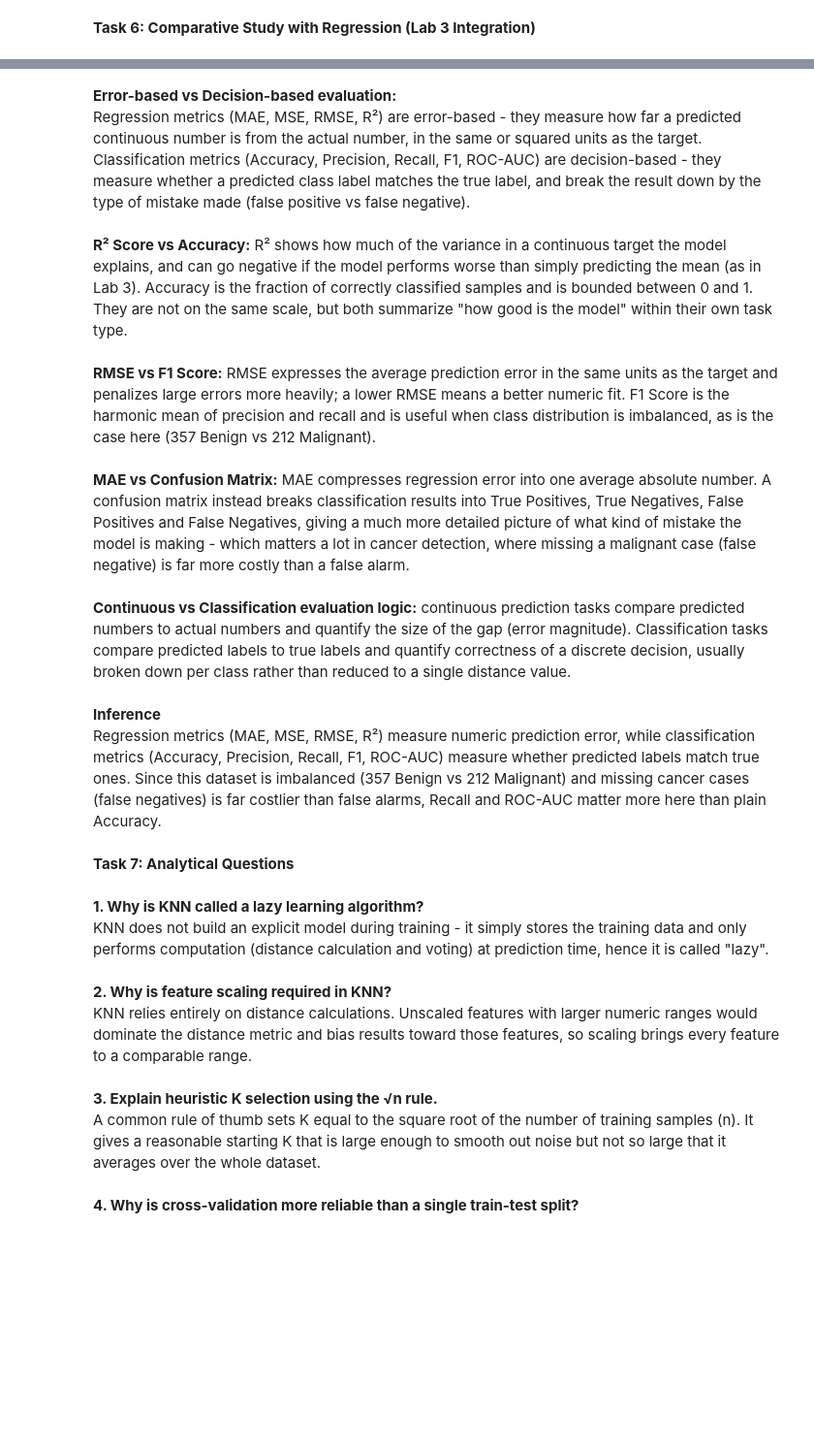
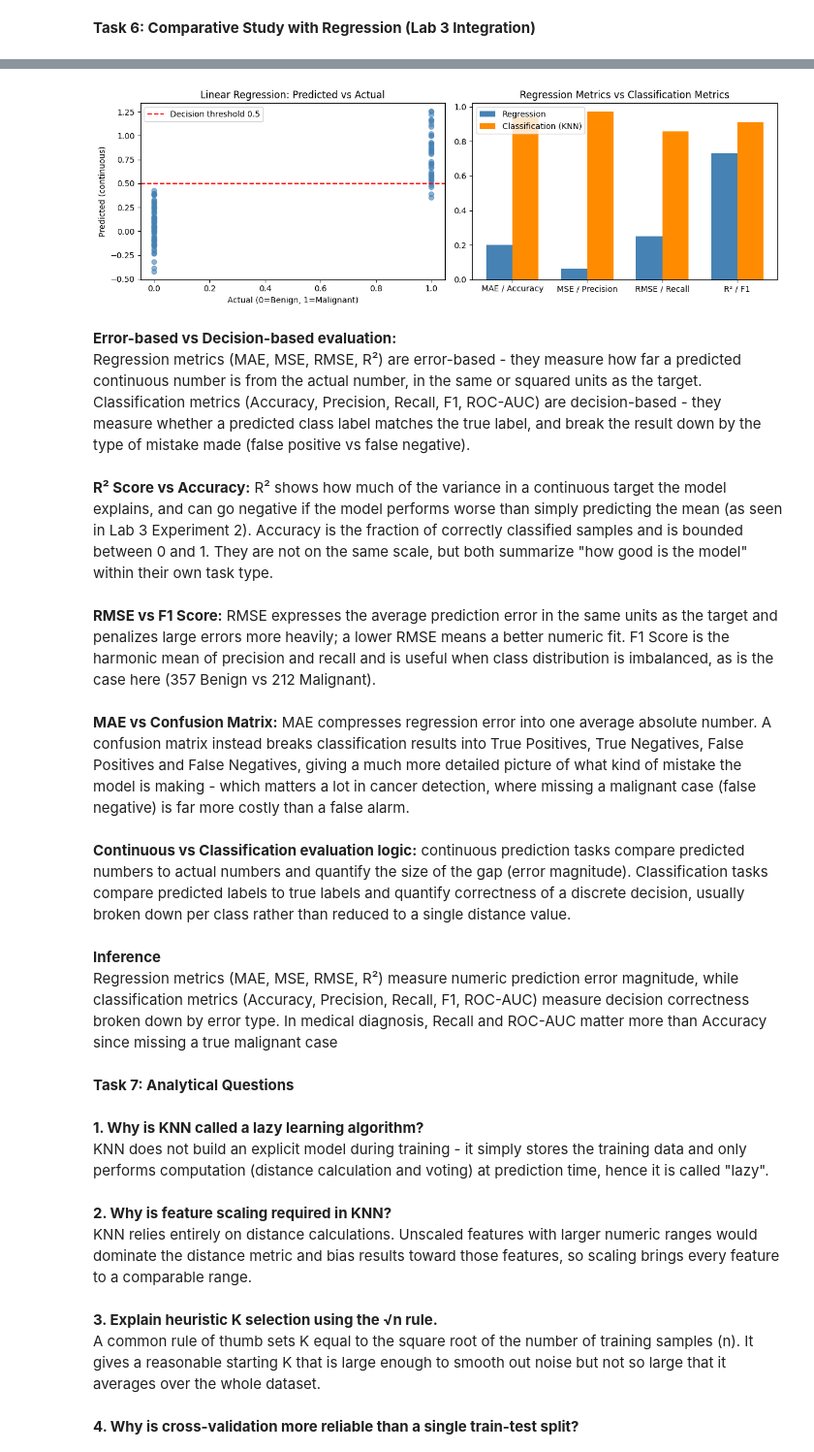
Before and after one commit to Dazai-arch/ML-Lab-2547210, a Jupyter notebook: Lab 4/lab4.ipynb, the cells around one changed output, grey strips where cells are left out. Shown at 97% size. Drawn from its saved outputs; the diff is of its cells as text; code cells hidden in the pictures; blank space fills up the shorter version.

```diff
--- a/Lab 4/lab4.ipynb
+++ b/Lab 4/lab4.ipynb
@@ -423,15 +425,19 @@ accuracy, would likely catch more of these malignant cases at a small cost in pr
 # %% [markdown]
 <b>Task 6: Comparative Study with Regression (Lab 3 Integration)</b>
 # %%
-lab3_results = {
-    'Exp1 (CIA% vs GPA)': {'MSE': 0.0697, 'RMSE': 0.2640, 'R2': 0.1771},
-    'Exp2 (Attendance% vs GPA)': {'MSE': 0.0922, 'RMSE': 0.3037, 'R2': -0.0891},
-}
+lr = LinearRegression()
+lr.fit(X_train, y_train)
 
-print("Lab 3 - Linear Regression (error-based metrics)")
-for exp, vals in lab3_results.items():
-    print(f"  {exp:<28} MSE={vals['MSE']:.4f}  RMSE={vals['RMSE']:.4f}  R2={vals['R2']:.4f}")
+y_pred_lr = lr.predict(X_test)
 
-print("\nLab 4 - KNN Classification (decision-based metrics)")
-print(f"  Accuracy ={acc:.4f}  Precision={prec:.4f}  Recall={rec:.4f}  F1={f1:.4f}  AUC={roc_auc:.4f}")
+mae_lr  = mean_absolute_error(y_test, y_pred_lr)
+mse_lr  = mean_squared_error(y_test, y_pred_lr)
+rmse_lr = np.sqrt(mse_lr)
+r2_lr   = r2_score(y_test, y_pred_lr)
+
+print("Linear Regression on brca.csv (continuous prediction of 0/1 target)")
+print(f"MAE: {mae_lr:.4f}")
+print(f"MSE: {mse_lr:.4f}")
+print(f"RMSE: {rmse_lr:.4f}")
+print(f"R2: {r2_lr:.4f}")
 # %% [output]
@@ -444,3 +465,28 @@ Lab 4 - KNN Classification (decision-based metrics)
+# %%
+fig, axes = plt.subplots(1, 2, figsize=(12, 4))
+
+axes[0].scatter(y_test, y_pred_lr, color='steelblue', alpha=0.6)
+axes[0].axhline(0.5, color='red', linestyle='--', label='Decision threshold 0.5')
+axes[0].set_xlabel('Actual (0=Benign, 1=Malignant)')
+axes[0].set_ylabel('Predicted (continuous)')
+axes[0].set_title('Linear Regression: Predicted vs Actual')
+axes[0].legend()
+
+reg_vals  = [mae_lr, mse_lr, rmse_lr, r2_lr]
+clf_vals  = [acc, prec, rec, f1]
+x = np.arange(4)
+w = 0.35
+axes[1].bar(x - w/2, reg_vals, w, label='Regression', color='steelblue')
+axes[1].bar(x + w/2, clf_vals, w, label='Classification (KNN)', color='darkorange')
+axes[1].set_xticks(x)
+axes[1].set_xticklabels(['MAE / Accuracy', 'MSE / Precision', 'RMSE / Recall', 'R² / F1'])
+axes[1].set_title('Regression Metrics vs Classification Metrics')
+axes[1].legend()
+
+plt.tight_layout()
+plt.show()
+# %% [output]
+[figure, added]
 # %% [markdown]
 <b>Error-based vs Decision-based evaluation:</b><br>
 Regression metrics (MAE, MSE, RMSE, R²) are error-based - they measure how far a predicted continuous number is from
@@ -448,7 +494,7 @@ the actual number, in the same or squared units as the target. Classification me
 F1, ROC-AUC) are decision-based - they measure whether a predicted class label matches the true label, and break the
 result down by the type of mistake made (false positive vs false negative).<br><br>
 <b>R² Score vs Accuracy:</b> R² shows how much of the variance in a continuous target the model explains, and can go
-negative if the model performs worse than simply predicting the mean (as in Lab 3). Accuracy is the
+negative if the model performs worse than simply predicting the mean (as seen in Lab 3 Experiment 2). Accuracy is the
 fraction of correctly classified samples and is bounded between 0 and 1. They are not on the same scale, but both
 summarize "how good is the model" within their own task type.<br><br>
 <b>RMSE vs F1 Score:</b> RMSE expresses the average prediction error in the same units as the target and penalizes
@@ -464,7 +510,7 @@ labels and quantify correctness of a discrete decision, usually broken down per
 single distance value.
 # %% [markdown]
 <b>Inference</b><br>
-Regression metrics (MAE, MSE, RMSE, R²) measure numeric prediction error, while classification metrics (Accuracy, Precision, Recall, F1, ROC-AUC) measure whether predicted labels match true ones. Since this dataset is imbalanced (357 Benign vs 212 Malignant) and missing cancer cases (false negatives) is far costlier than false alarms, Recall and ROC-AUC matter more here than plain Accuracy.
+Regression metrics (MAE, MSE, RMSE, R²) measure numeric prediction error magnitude, while classification metrics (Accuracy, Precision, Recall, F1, ROC-AUC) measure decision correctness broken down by error type. In medical diagnosis, Recall and ROC-AUC matter more than Accuracy since missing a true malignant case
 # %% [markdown]
 <b>Task 7: Analytical Questions</b><br><br>
 <b>1. Why is KNN called a lazy learning algorithm?</b><br>
```
Also changed, not shown: parts of 3 cells of this notebook.
